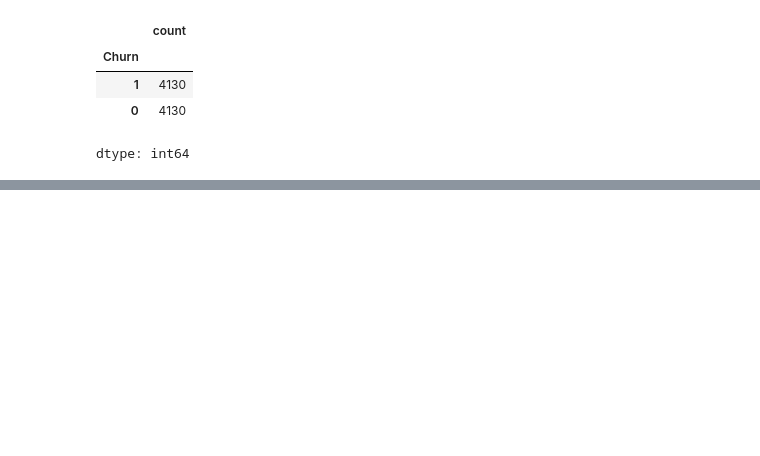
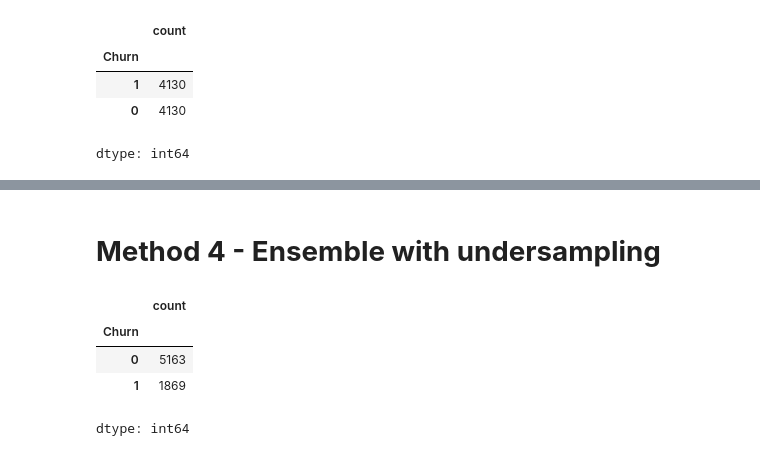
Before and after one commit to nickmirunsw/py-learning, a Jupyter notebook: tensorflow/tfnm.ipynb, the cells around one changed output, grey strips where cells are left out. Drawn from its saved outputs; the diff is of its cells as text; code cells hidden in the pictures; blank space fills up the shorter version.

```diff
--- a/tensorflow/tfnm.ipynb
+++ b/tensorflow/tfnm.ipynb
@@ -1855,0 +1905,10 @@ weighted avg       0.78      0.78      0.78      2066
+# %% [markdown]
+# **Method 4 - Ensemble with undersampling**
+# %%
+df2.Churn.value_counts()
+# %% [output]
+|  | count |
+| Churn |  |
+| 0 | 5163 |
+| 1 | 1869 |
+dtype: int64
```
Also changed, not shown: parts of 25 cells of this notebook.
